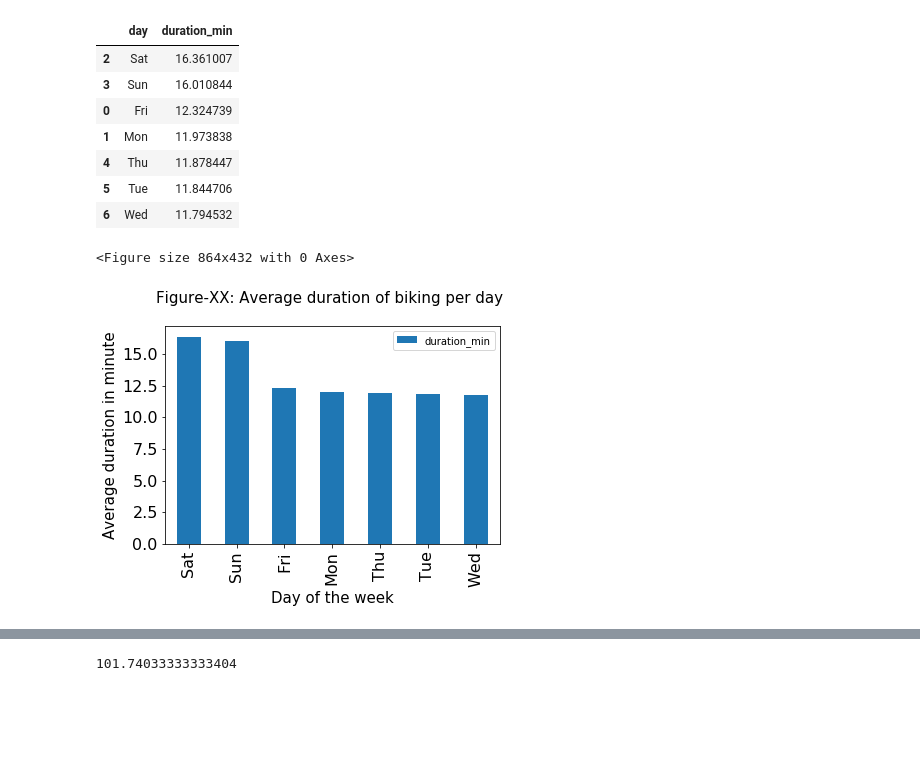
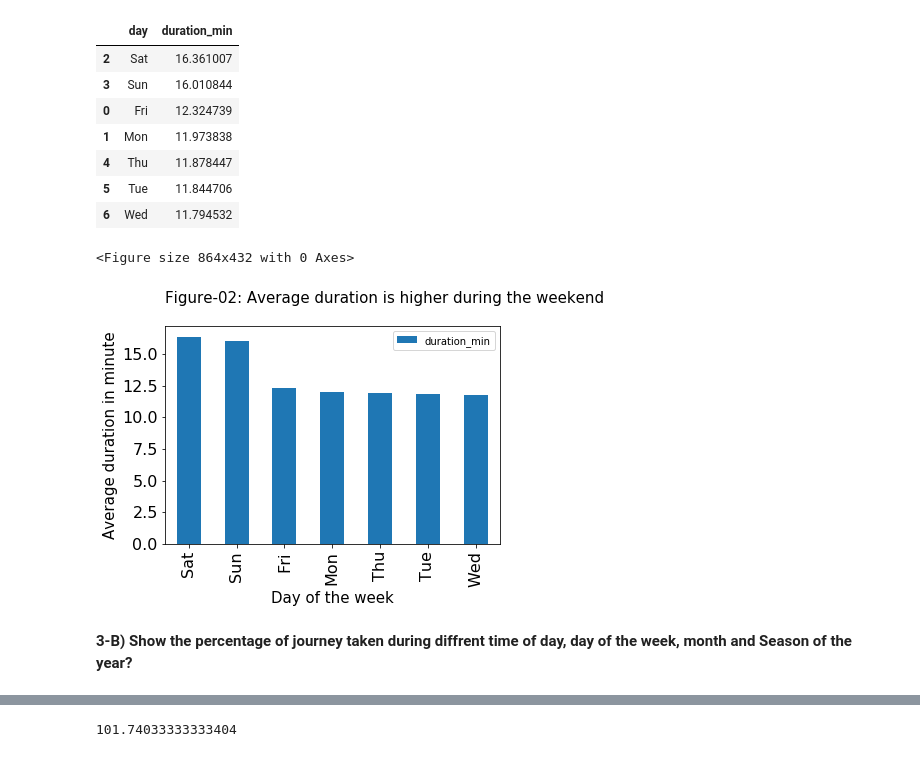
Before and after one commit to jahid-razan/Data-Analyst_Nano_degree_projects, a Jupyter notebook: Data_Story- Time & User Type.ipynb, the cells around one changed output, grey strips where cells are left out. Cells and saved outputs as stored; diff of their text form; code cells hidden in the pictures; blank space fills up the shorter version.

```diff
--- a/Data_Story- Time & User Type.ipynb
+++ b/Data_Story- Time & User Type.ipynb
@@ -116,13 +110,15 @@ avg_duration
 # %%
 plt.figure(figsize =[12, 6])
 sns.color_palette()
 base_color = sns.color_palette()[0]
 avg_duration.plot.bar(x='day', y='duration_min', color = base_color)
 plt.xlabel("Day of the week", fontsize=15)
 plt.ylabel("Average duration in minute",fontsize=15)
-plt.title('Figure-XX: Average duration of biking per day \n',fontsize=15)
+plt.title('Figure-02: Average duration is higher during the weekend\n',fontsize=15,loc="left")
 plt.rc('xtick',labelsize=14)
 plt.rc('ytick',labelsize=14)
 # %% [output]
 <Figure size 864x432 with 0 Axes>
-[figure, old version]
+[figure, new version]
+# %% [markdown]
+**3-B) Show the percentage of journey taken during diffrent time of day, day of the week, month and Season of the year?**
```
Also changed, not shown: parts of 37 cells of this notebook.
